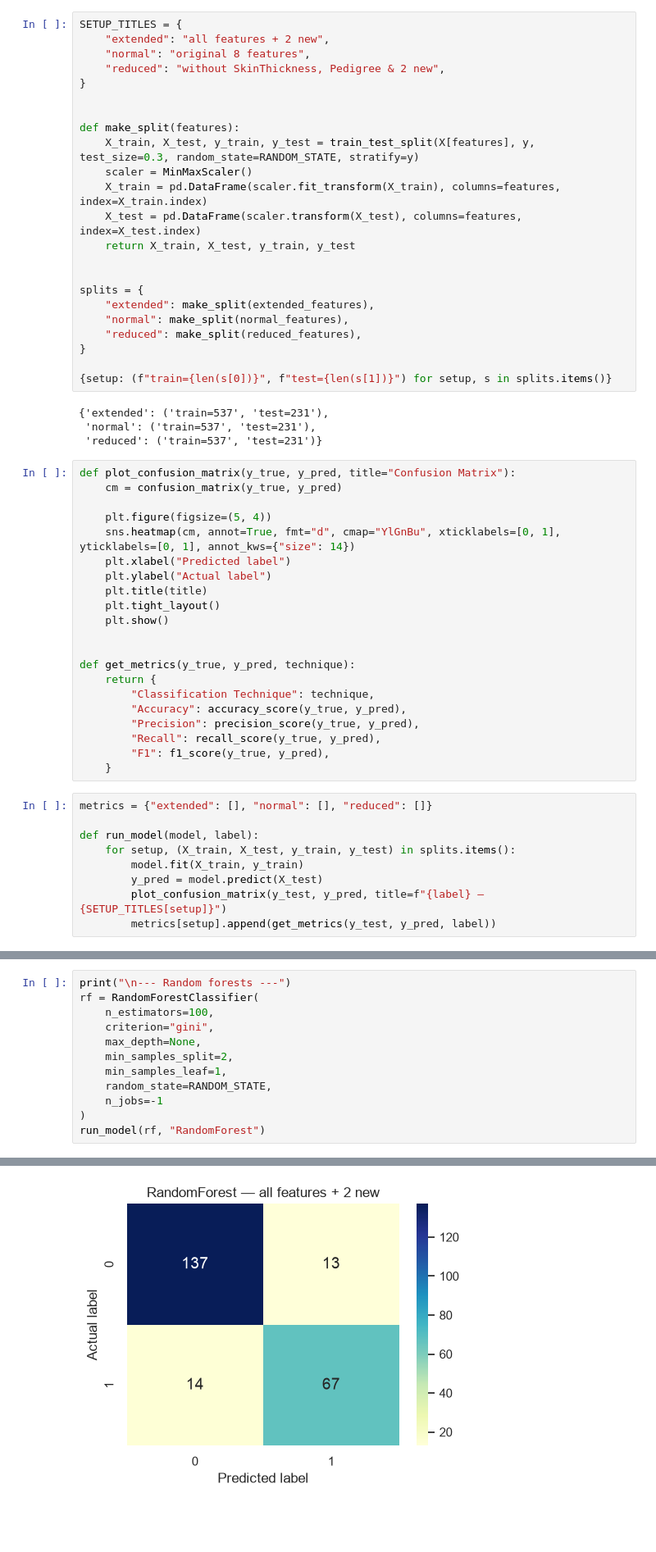
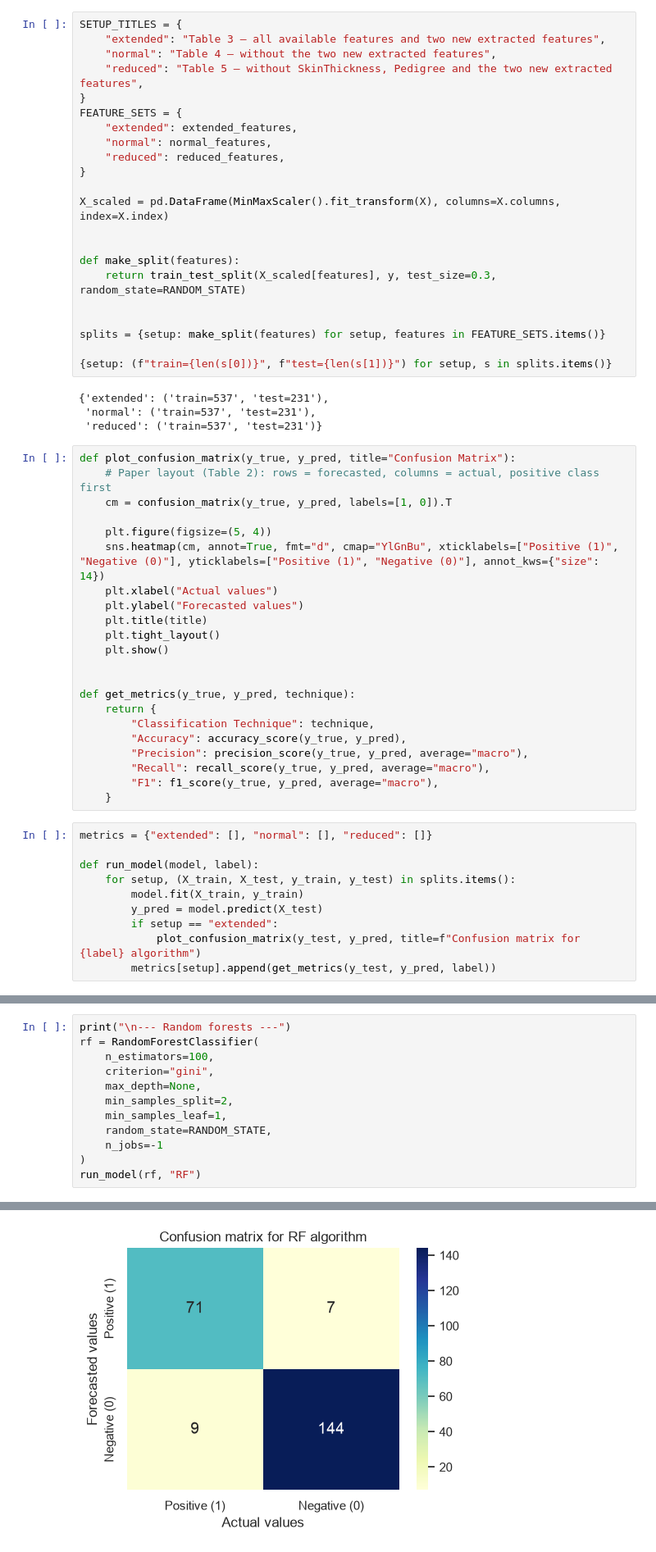
Before and after one commit to uidops/madani_university, a Jupyter notebook: hashemzadeh_projects/main.ipynb, the cells around one changed output, grey strips where cells are left out. Shown at 82% size. Saved outputs shown, nothing was run; the diff lists cells and outputs as text; blank space fills up the shorter version.

```diff
--- a/hashemzadeh_projects/main.ipynb
+++ b/hashemzadeh_projects/main.ipynb
@@ -127,25 +132,24 @@ normal_features = [f for f in extended_features if f not in ("HighBloodPressure"
 reduced_features = [f for f in normal_features if f not in ("SkinThickness", "DiabetesPedigreeFunction")]
 # %%
 SETUP_TITLES = {
-    "extended": "all features + 2 new",
-    "normal": "original 8 features",
-    "reduced": "without SkinThickness, Pedigree & 2 new",
+    "extended": "Table 3 — all available features and two new extracted features",
+    "normal": "Table 4 — without the two new extracted features",
+    "reduced": "Table 5 — without SkinThickness, Pedigree and the two new extracted features",
 }
+FEATURE_SETS = {
+    "extended": extended_features,
+    "normal": normal_features,
+    "reduced": reduced_features,
+}
+
+X_scaled = pd.DataFrame(MinMaxScaler().fit_transform(X), columns=X.columns, index=X.index)
 
 
 def make_split(features):
-    X_train, X_test, y_train, y_test = train_test_split(X[features], y, test_size=0.3, random_state=RANDOM_STATE, stratify=y)
-    scaler = MinMaxScaler()
-    X_train = pd.DataFrame(scaler.fit_transform(X_train), columns=features, index=X_train.index)
-    X_test = pd.DataFrame(scaler.transform(X_test), columns=features, index=X_test.index)
-    return X_train, X_test, y_train, y_test
+    return train_test_split(X_scaled[features], y, test_size=0.3, random_state=RANDOM_STATE)
 
 
-splits = {
-    "extended": make_split(extended_features),
-    "normal": make_split(normal_features),
-    "reduced": make_split(reduced_features),
-}
+splits = {setup: make_split(features) for setup, features in FEATURE_SETS.items()}
 
 {setup: (f"train={len(s[0])}", f"test={len(s[1])}") for setup, s in splits.items()}
 # %% [output]
@@ -154,12 +158,13 @@ splits = {
  'reduced': ('train=537', 'test=231')}
 # %%
 def plot_confusion_matrix(y_true, y_pred, title="Confusion Matrix"):
-    cm = confusion_matrix(y_true, y_pred)
+    # Paper layout (Table 2): rows = forecasted, columns = actual, positive class first
+    cm = confusion_matrix(y_true, y_pred, labels=[1, 0]).T
 
     plt.figure(figsize=(5, 4))
-    sns.heatmap(cm, annot=True, fmt="d", cmap="YlGnBu", xticklabels=[0, 1], yticklabels=[0, 1], annot_kws={"size": 14})
-    plt.xlabel("Predicted label")
-    plt.ylabel("Actual label")
+    sns.heatmap(cm, annot=True, fmt="d", cmap="YlGnBu", xticklabels=["Positive (1)", "Negative (0)"], yticklabels=["Positive (1)", "Negative (0)"], annot_kws={"size": 14})
+    plt.xlabel("Actual values")
+    plt.ylabel("Forecasted values")
     plt.title(title)
     plt.tight_layout()
     plt.show()
@@ -169,9 +174,9 @@ def get_metrics(y_true, y_pred, technique):
     return {
         "Classification Technique": technique,
         "Accuracy": accuracy_score(y_true, y_pred),
-        "Precision": precision_score(y_true, y_pred),
-        "Recall": recall_score(y_true, y_pred),
-        "F1": f1_score(y_true, y_pred),
+        "Precision": precision_score(y_true, y_pred, average="macro"),
+        "Recall": recall_score(y_true, y_pred, average="macro"),
+        "F1": f1_score(y_true, y_pred, average="macro"),
     }
 # %%
 metrics = {"extended": [], "normal": [], "reduced": []}
@@ -180,6 +185,7 @@ def run_model(model, label):
     for setup, (X_train, X_test, y_train, y_test) in splits.items():
         model.fit(X_train, y_train)
         y_pred = model.predict(X_test)
-        plot_confusion_matrix(y_test, y_pred, title=f"{label} — {SETUP_TITLES[setup]}")
+        if setup == "extended":
+            plot_confusion_matrix(y_test, y_pred, title=f"Confusion matrix for {label} algorithm")
         metrics[setup].append(get_metrics(y_test, y_pred, label))
 # %%
@@ -194,15 +198,15 @@ run_model(knn, "KNN")
 # %%
 print("\n--- Random forests ---")
 rf = RandomForestClassifier(
     n_estimators=100,
     criterion="gini",
     max_depth=None,
     min_samples_split=2,
     min_samples_leaf=1,
     random_state=RANDOM_STATE,
     n_jobs=-1
 )
-run_model(rf, "RandomForest")
+run_model(rf, "RF")
 # %% [output]
 --- Random forests ---
-[figure, old version]
+[figure, new version]
```
Also changed, not shown: parts of 11 cells of this notebook, 1 other file.
